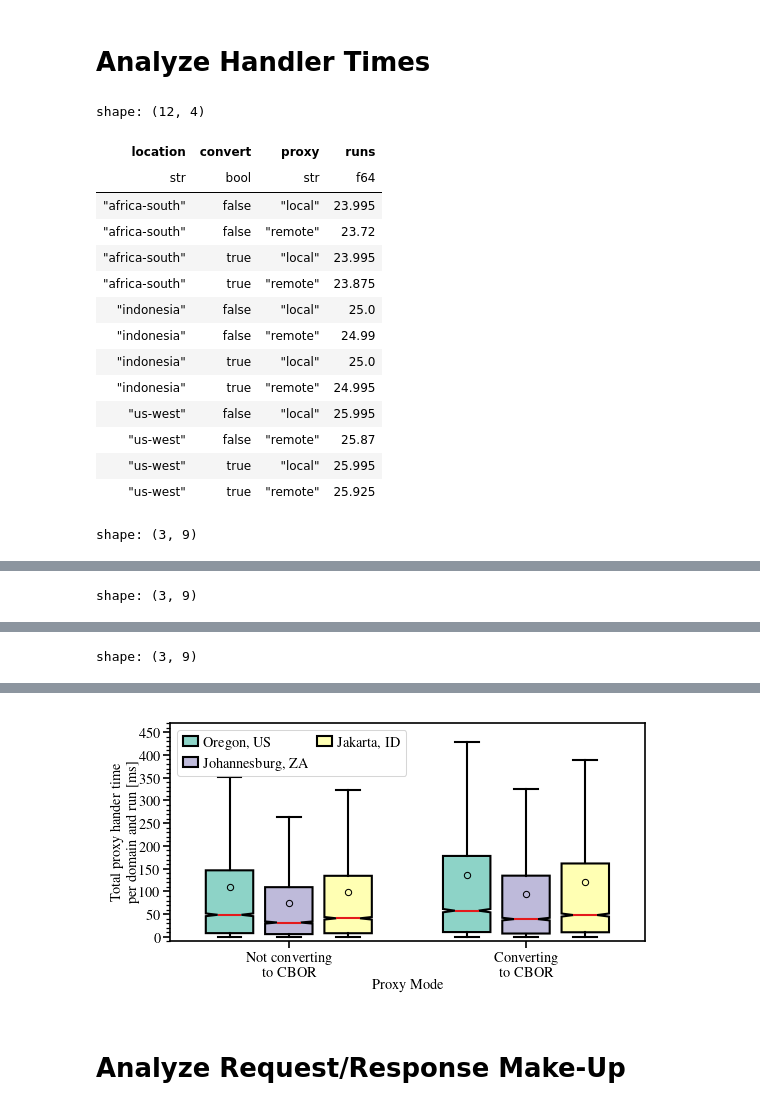
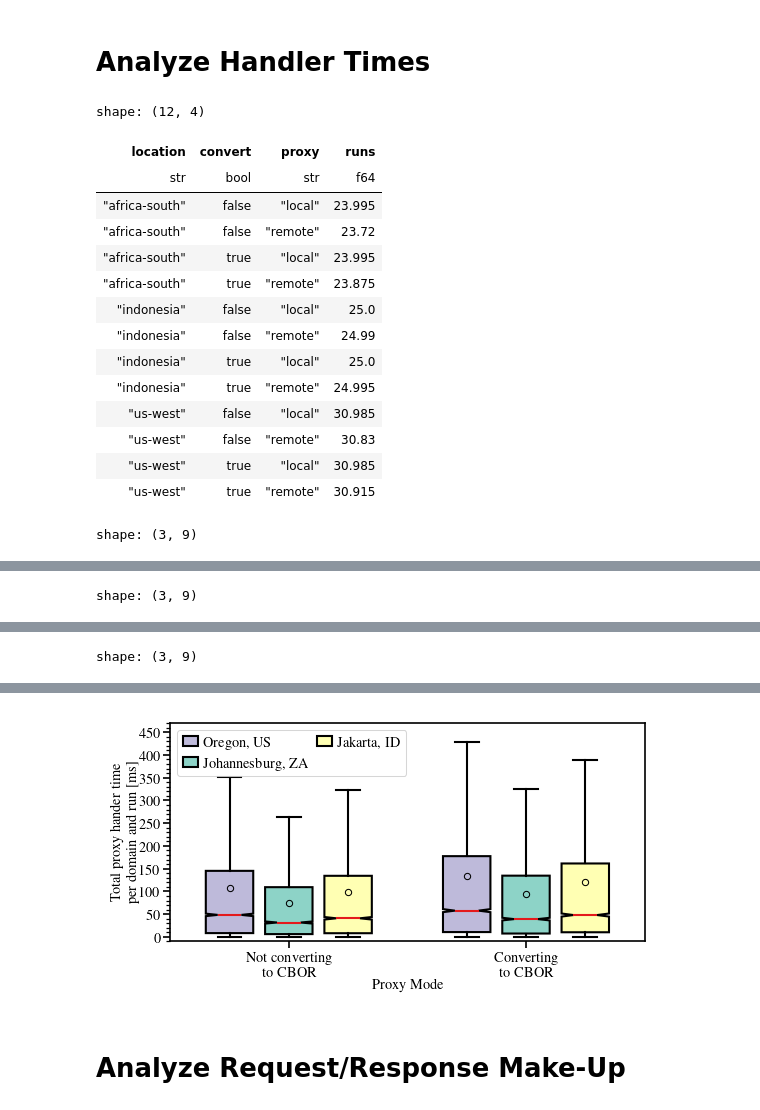
Before and after one commit to miri64/artifacts-tnsm26-cbor-dns-eval, a Jupyter notebook: 06_1evaluation.ipynb, the cells around one changed output, grey strips where cells are left out. Drawn from its saved outputs; the diff is of its cells as text; code cells hidden in the pictures.

```diff
--- a/06_1evaluation.ipynb
+++ b/06_1evaluation.ipynb
@@ -950,6 +715,12 @@ for proxy in ["local", "remote"]:
 # %% [markdown]
 # Analyze Handler Times
 # %%
+BOXPLOT_COLORS = {
+    "africa-south": matplotlib.colormaps["Set3"].colors[0],
+    "indonesia": matplotlib.colormaps["Set3"].colors[1],
+    "us-west": matplotlib.colormaps["Set3"].colors[2],
+}
+
 matplotlib.style.use(pathlib.Path.cwd() / "mlenders_column_ieeetran.mplstyle")
 matplotlib.rcParams["figure.figsize"] = (
     matplotlib.rcParams["figure.figsize"][0] * 1.0,
@@ -960,15 +731,8 @@ logs_df = polars.scan_parquet(
     EVALUATION_DIR / "output-dataset" / "mitmproxy-*.parquet"
 ).filter(
     polars.col("domain").is_not_null() & ~polars.col("packed")
-).join(
-    df[["lighthouse_timestamp", "extra"]].unique().lazy(),
-    left_on="lhts",
-    right_on="lighthouse_timestamp",
-    how="right",
 ).filter(
     polars.col("convert").is_not_null()
-).rename(
-    {"extra": "location"}
 )
 with polars.Config(tbl_rows=12):
     display(
@@ -1097,10 +861,10 @@ shape: (12, 4)
 | "indonesia" | false | "remote" | 24.99 |
 | "indonesia" | true | "local" | 25.0 |
 | "indonesia" | true | "remote" | 24.995 |
-| "us-west" | false | "local" | 25.995 |
-| "us-west" | false | "remote" | 25.87 |
-| "us-west" | true | "local" | 25.995 |
-| "us-west" | true | "remote" | 25.925 |
+| "us-west" | false | "local" | 30.985 |
+| "us-west" | false | "remote" | 30.83 |
+| "us-west" | true | "local" | 30.985 |
+| "us-west" | true | "remote" | 30.915 |
 shape: (3, 9)
 | location | proxy mode | min. | max. | mean | std. | q1 | median | q3 |
 | str | str | f64 | f64 | f64 | f64 | f64 | f64 | f64 |
@@ -1110,16 +874,16 @@ shape: (3, 9)
 shape: (3, 9)
 | location | proxy mode | min. | max. | mean | std. | q1 | median | q3 |
 | str | str | f64 | f64 | f64 | f64 | f64 | f64 | f64 |
 | "Johannesburg, ZA" | "Not converted" | 0.000253 | 1.867506 | 0.074151 | 0.10393 | 0.006259 | 0.031706 | 0.109382 |
 | "Johannesburg, ZA" | "Converted" | 0.00026 | 3.507797 | 0.094597 | 0.136335 | 0.007517 | 0.039204 | 0.134666 |
 | "Johannesburg, ZA" | "Difference" | 0.000007 | 1.640291 | 0.020447 | 0.032405 | 0.001258 | 0.007498 | 0.025283 |
 shape: (3, 9)
 | location | proxy mode | min. | max. | mean | std. | q1 | median | q3 |
 | str | str | f64 | f64 | f64 | f64 | f64 | f64 | f64 |
 | "Jakarta, ID" | "Not converted" | 0.000395 | 3.389015 | 0.098419 | 0.142895 | 0.008208 | 0.040989 | 0.134334 |
 | "Jakarta, ID" | "Converted" | 0.000358 | 3.569034 | 0.119738 | 0.176658 | 0.010303 | 0.048121 | 0.161437 |
 | "Jakarta, ID" | "Difference" | -0.000036 | 0.180019 | 0.021319 | 0.033763 | 0.002095 | 0.007132 | 0.027103 |
-[figure, old version]
+[figure, new version]
 # %% [markdown]
 # Analyze Request/Response Make-Up
 # %%
```
Also changed, not shown: parts of 12 cells of this notebook, 7 other files.
